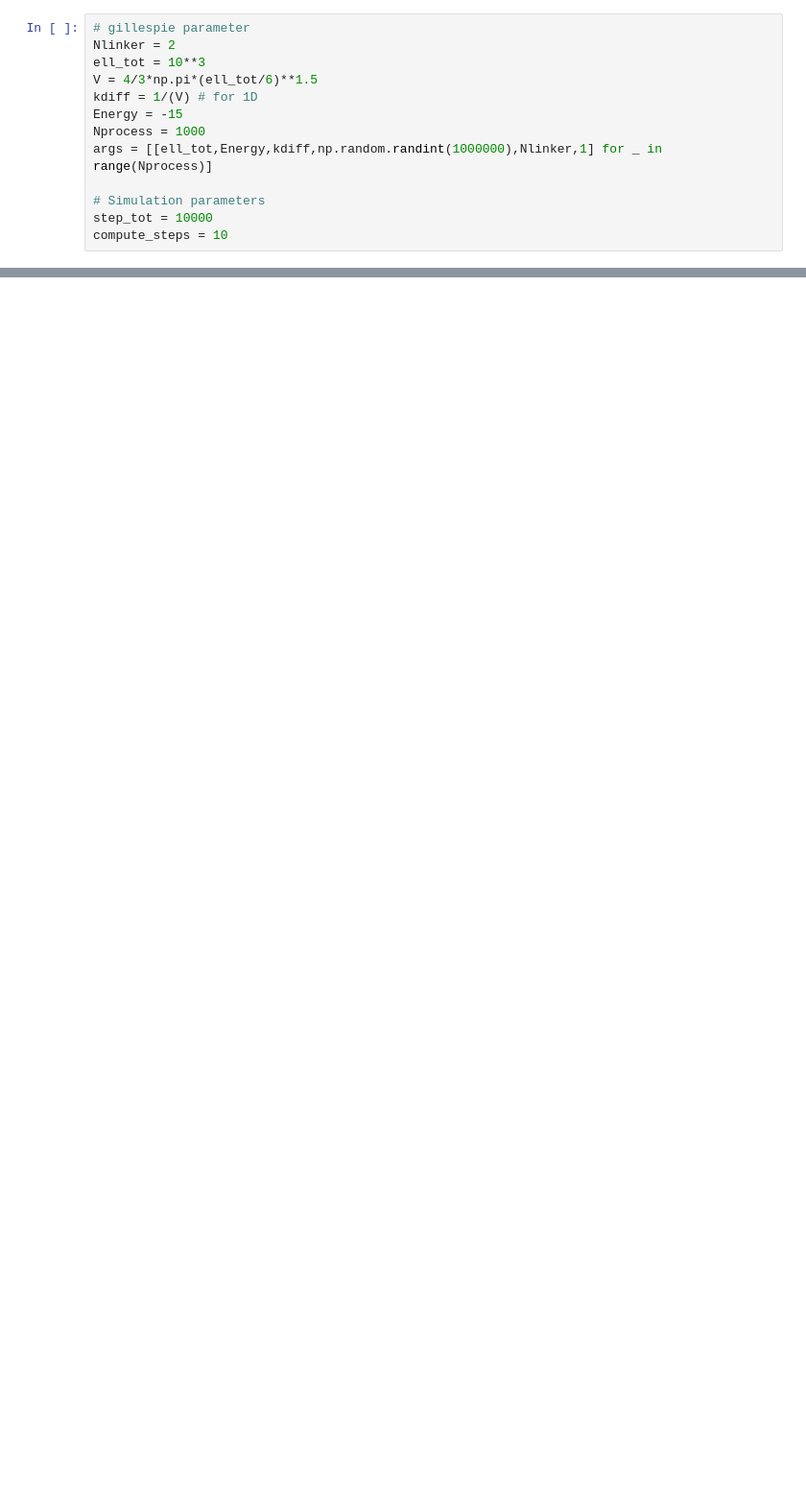
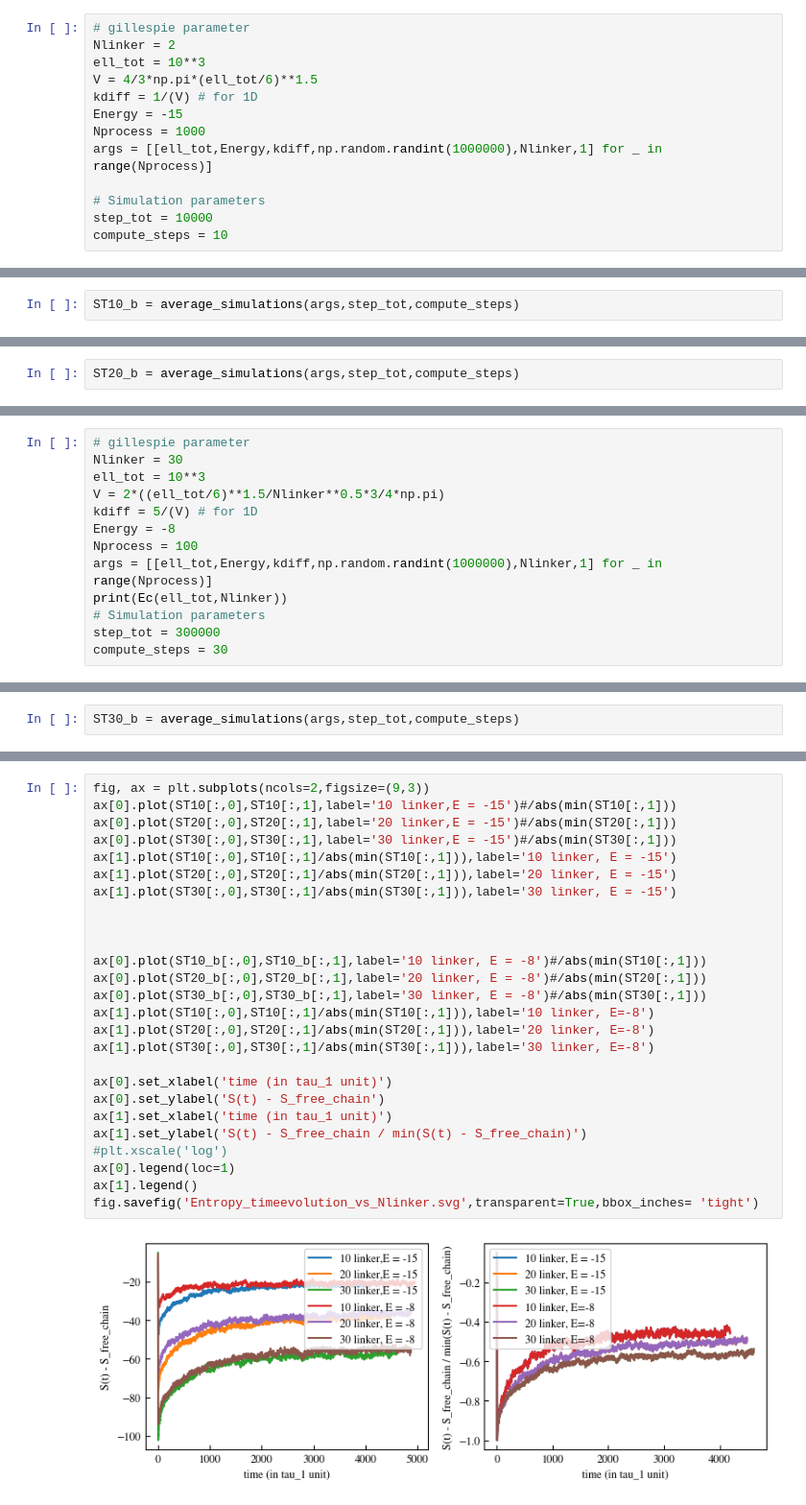
Before and after one commit to cachetdaspirine/Evolution_of_the_Entropy, a Jupyter notebook: Time_Evolution_Entropy.ipynb, the cells around one changed output, grey strips where cells are left out. Shown at 96% size. Saved outputs shown, nothing was run; the diff lists cells and outputs as text; blank space fills up the shorter version.

```diff
--- a/Time_Evolution_Entropy.ipynb
+++ b/Time_Evolution_Entropy.ipynb
@@ -39,0 +159,2 @@ Text(0, 0.5, 'S(t) - S_free_chain')
+# %%
+ST10_b = average_simulations(args,step_tot,compute_steps)
@@ -39,0 +178,2 @@ Text(0, 0.5, 'S(t) - S_free_chain')
+# %%
+ST20_b = average_simulations(args,step_tot,compute_steps)
@@ -39,0 +182,13 @@ Text(0, 0.5, 'S(t) - S_free_chain')
+# %%
+# gillespie parameter
+Nlinker = 30
+ell_tot = 10**3
+V = 2*((ell_tot/6)**1.5/Nlinker**0.5*3/4*np.pi)
+kdiff = 5/(V) # for 1D
+Energy = -8
+Nprocess = 100
+args = [[ell_tot,Energy,kdiff,np.random.randint(1000000),Nlinker,1] for _ in range(Nprocess)]
+print(Ec(ell_tot,Nlinker))
+# Simulation parameters
+step_tot = 300000
+compute_steps = 30
@@ -39,0 +197,2 @@ Text(0, 0.5, 'S(t) - S_free_chain')
+# %%
+ST30_b = average_simulations(args,step_tot,compute_steps)
@@ -39,0 +201,28 @@ Text(0, 0.5, 'S(t) - S_free_chain')
+# %%
+fig, ax = plt.subplots(ncols=2,figsize=(9,3))
+ax[0].plot(ST10[:,0],ST10[:,1],label='10 linker,E = -15')#/abs(min(ST10[:,1]))
+ax[0].plot(ST20[:,0],ST20[:,1],label='20 linker,E = -15')#/abs(min(ST20[:,1]))
+ax[0].plot(ST30[:,0],ST30[:,1],label='30 linker,E = -15')#/abs(min(ST30[:,1]))
+ax[1].plot(ST10[:,0],ST10[:,1]/abs(min(ST10[:,1])),label='10 linker, E = -15')
+ax[1].plot(ST20[:,0],ST20[:,1]/abs(min(ST20[:,1])),label='20 linker, E = -15')
+ax[1].plot(ST30[:,0],ST30[:,1]/abs(min(ST30[:,1])),label='30 linker, E = -15')
+
+
+
+ax[0].plot(ST10_b[:,0],ST10_b[:,1],label='10 linker, E = -8')#/abs(min(ST10[:,1]))
+ax[0].plot(ST20_b[:,0],ST20_b[:,1],label='20 linker, E = -8')#/abs(min(ST20[:,1]))
+ax[0].plot(ST30_b[:,0],ST30_b[:,1],label='30 linker, E = -8')#/abs(min(ST30[:,1]))
+ax[1].plot(ST10[:,0],ST10[:,1]/abs(min(ST10[:,1])),label='10 linker, E=-8')
+ax[1].plot(ST20[:,0],ST20[:,1]/abs(min(ST20[:,1])),label='20 linker, E=-8')
+ax[1].plot(ST30[:,0],ST30[:,1]/abs(min(ST30[:,1])),label='30 linker, E=-8')
+
+ax[0].set_xlabel('time (in tau_1 unit)')
+ax[0].set_ylabel('S(t) - S_free_chain')
+ax[1].set_xlabel('time (in tau_1 unit)')
+ax[1].set_ylabel('S(t) - S_free_chain / min(S(t) - S_free_chain)')
+#plt.xscale('log')
+ax[0].legend(loc=1)
+ax[1].legend()
+fig.savefig('Entropy_timeevolution_vs_Nlinker.svg',transparent=True,bbox_inches= 'tight')
+# %% [output]
+[figure, added]
```
Also changed, not shown: parts of 22 cells of this notebook, 1 other file.
